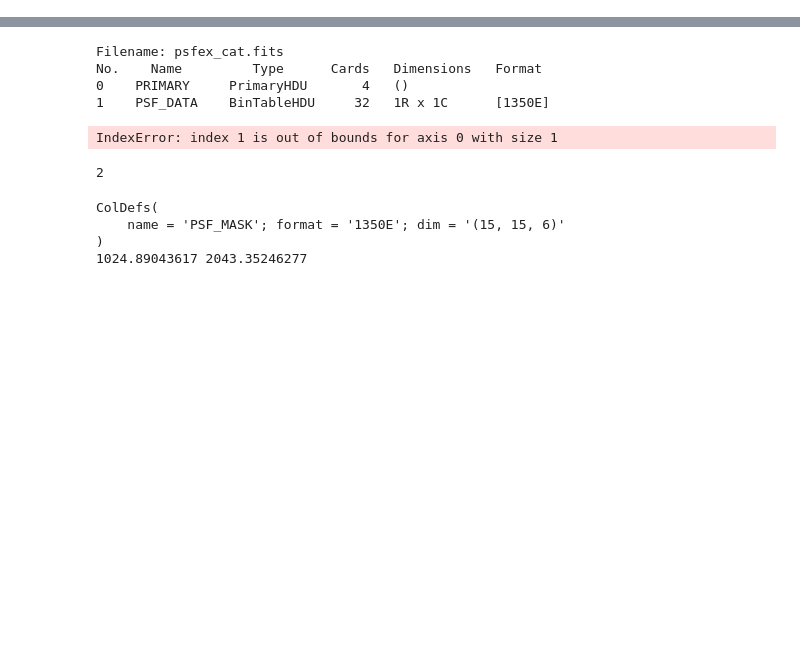
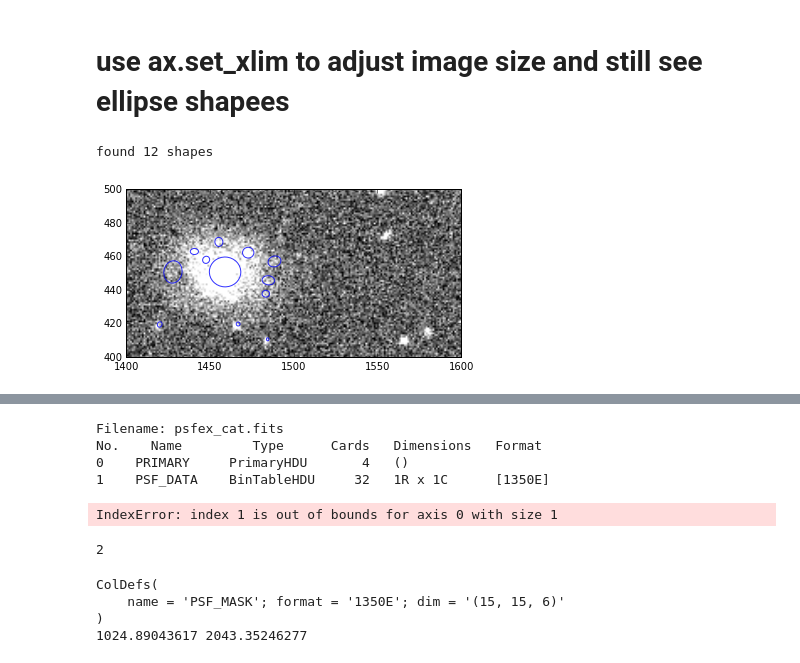
Before and after one commit to gaztanaga/legacypipe, a Jupyter notebook: py/legacypipe/plot_se_pfex_tractor.ipynb, the cells around one changed output, grey strips where cells are left out. Saved outputs shown, nothing was run; the diff lists cells and outputs as text; code cells hidden in the pictures; blank space fills up the shorter version.

```diff
--- a/py/legacypipe/plot_se_pfex_tractor.ipynb
+++ b/py/legacypipe/plot_se_pfex_tractor.ipynb
@@ -66,0 +51,5 @@ cx,cy=  2048.0 1024.0 wh=  200
+# %%
+a=fits.open('../../../se_psfex/se_cat3.fits')
+a2=a[2].data
+cols= a[2].columns
+cols
@@ -66,0 +76,36 @@ cx,cy=  2048.0 1024.0 wh=  200
+# %% [markdown]
+# use ax.set_xlim to adjust image size and still see ellipse shapees
+# %%
+xlim=(1400,1600)
+ylim=[400,500]
+
+tmp=fits.open('../../../se_psfex/PTF_201101245111_i_p_scie_t121602_u009806956_f02_p002845_c10.fits')
+img=tmp[0].data
+p2, p98 = np.percentile(img, (2, 98))
+img_rescale = exposure.rescale_intensity(img, in_range=(p2, p98))
+fig,ax=plt.subplots()
+ax.imshow(img_rescale, cmap=plt.get_cmap('gray'),origin='lower') #,extent=[1000,2000,0,1000]) #,origin='lower')
+ax.set_xlim(xlim)
+ax.set_ylim(ylim)
+###
+cx,cy=1461,449
+x_index=np.logical_and(a2['XWIN_IMAGE'] > cx-50,a2['XWIN_IMAGE'] < cx+50)
+y_index=np.logical_and(a2['YWIN_IMAGE'] > cy-50,a2['YWIN_IMAGE'] < cy+50)
+xy=np.logical_and(x_index,y_index)
+print 'found %d shapes' % len(a2['X_IMAGE'][xy])
+for i in range(len(a2['X_IMAGE'][xy])):
+    ellip= Ellipse(xy= (a2['X_IMAGE'][xy][i],a2['Y_IMAGE'][xy][i]),\
+                               width=2*a2['AWIN_IMAGE'][xy][i], \
+                               height=2*a2['BWIN_IMAGE'][xy][i],\
+                               angle=a2['THETAWIN_IMAGE'][xy][i])
+    ax.add_artist(ellip)
+    ellip.set_alpha(0.8)
+    ellip.set_facecolor('none')
+    ellip.set_edgecolor('b')
+# c= Circle([1461,449],radius=100)
+# ax.add_artist(c)
+# c.set_alpha(0.1)
+fig.set_size_inches(6.,12.)
+# %% [output]
+found 12 shapes
+[figure, added]
```
Also changed, not shown: parts of 13 cells of this notebook.
